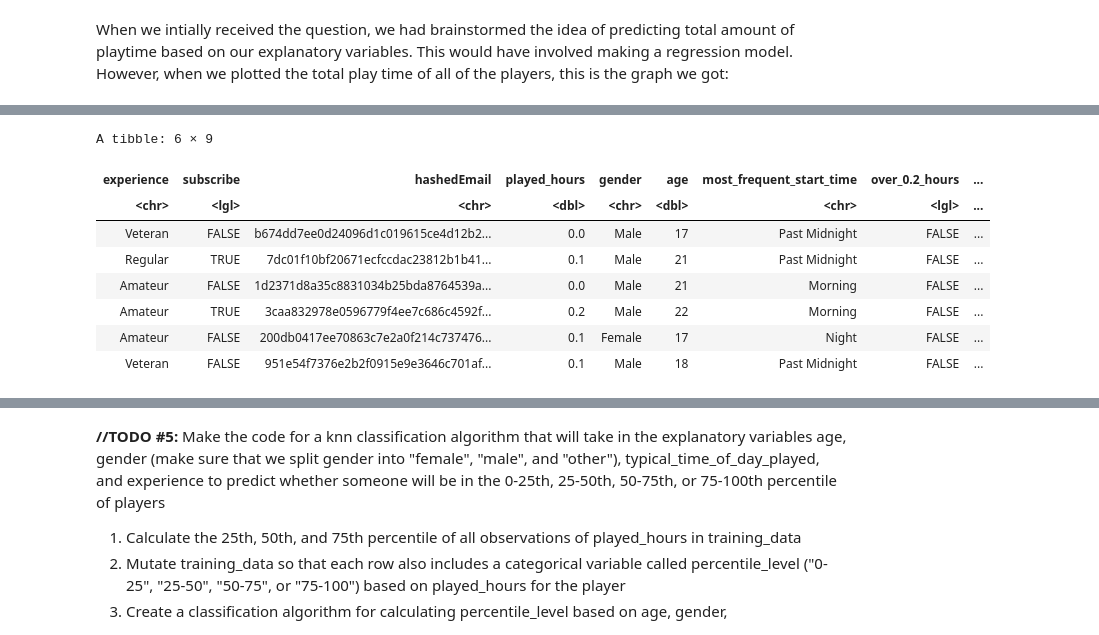
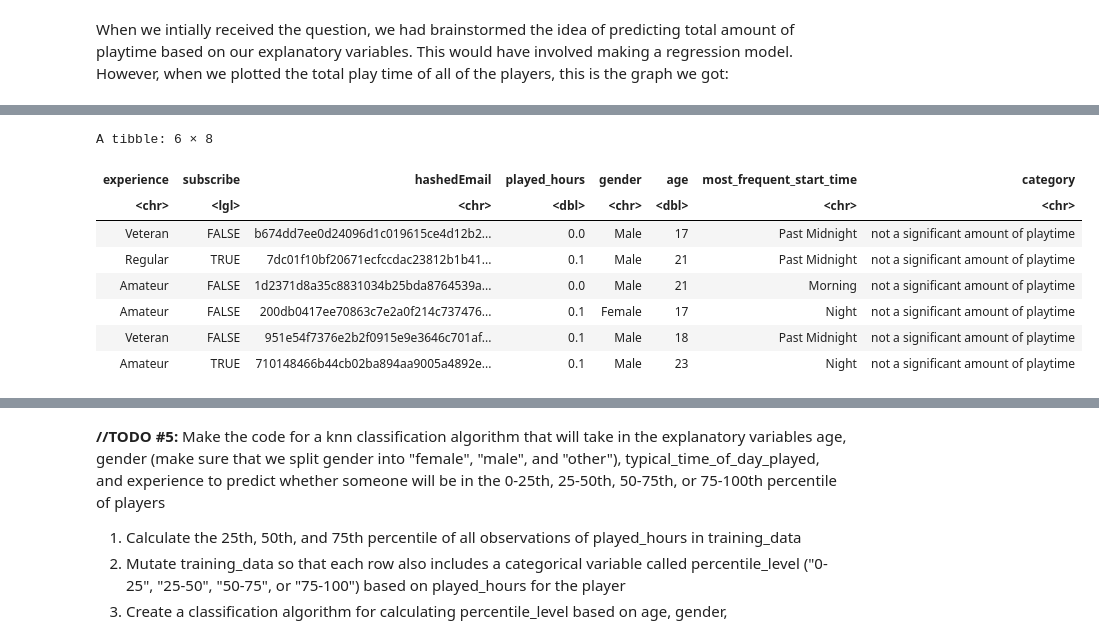
Before and after one commit to alanyhwang/dsci100_mc_project, a Jupyter notebook: dsci_project_main.ipynb, the cells around one changed output, grey strips where cells are left out. Saved outputs shown, nothing was run; the diff lists cells and outputs as text; code cells hidden in the pictures.

```diff
--- a/dsci_project_main.ipynb
+++ b/dsci_project_main.ipynb
@@ -176,7 +167,6 @@ A tibble: 6 × 2
 | 11006065e9412650e99eea4a4aaaf0399... | Morning |
 # %%
 joined_players_data <- players_data |>
-    inner_join(sessions_data_avg, by = "hashedEmail") |>
-    mutate(over_0.2_hours = case_when(played_hours > 0.2 ~ TRUE, TRUE ~ FALSE))
+    inner_join(sessions_data_avg, by = "hashedEmail")
 head(joined_players_data)
 # %% [output]
@@ -197,7 +187,7 @@ integer(0)
 # %%
 set.seed(872) #setting the seed because we're doing a testing-training split
 # do a testing-training split so we can do our exploratory data analysis on only our training data
-joined_players_data_split <- initial_split(joined_players_data, prop = 0.8, strata = over_0.2_hours)
+joined_players_data_split <- initial_split(joined_players_data, prop = 0.8, strata = played_hours)
 training_data <- training(joined_players_data_split)
 testing_data <- testing(joined_players_data_split)
 # %% [markdown]
@@ -271,31 +250,31 @@ This fact made us reconsider our approach to answering our question: if it's rea
 # %%
 #category_boundaries <- c(0, 0.2, 1)
 #training_data <- training_data |>
 #    mutate(
 #        category = case_when(
 #            played_hours == category_boundaries[1] ~ "not at all",
 #            played_hours > category_boundaries[1] & played_hours <= category_boundaries[2] ~ "a little",
 #            played_hours > category_boundaries[2] & played_hours <= percentiles[3] ~ "a moderate amount",
 #            played_hours > category_boundaries[3] ~ "a lot"
 #        )
 #    )
 training_data <- training_data |>
    mutate(
         category = case_when(
-            played_hours <= 0.2~ "not a significant amount of playtime",
-           played_hours > 0.2 ~ "a significant amount of playtime"))
+            played_hours <= 0.3 ~ "not a significant amount of playtime",
+           played_hours > 0.3 ~ "a significant amount of playtime"))
 
 head(training_data)
 # %% [output]
-A tibble: 6 × 9
+A tibble: 6 × 8
-| experience | subscribe | hashedEmail | played_hours | gender | age | most_frequent_start_time | over_0.2_hours | ... |
-| <chr> | <lgl> | <chr> | <dbl> | <chr> | <dbl> | <chr> | <lgl> | ... |
-| Veteran | FALSE | b674dd7ee0d24096d1c019615ce4d12b2... | 0.0 | Male | 17 | Past Midnight | FALSE | ... |
-| Regular | TRUE | 7dc01f10bf20671ecfccdac23812b1b41... | 0.1 | Male | 21 | Past Midnight | FALSE | ... |
-| Amateur | FALSE | 1d2371d8a35c8831034b25bda8764539a... | 0.0 | Male | 21 | Morning | FALSE | ... |
-| Amateur | TRUE | 3caa832978e0596779f4ee7c686c4592f... | 0.2 | Male | 22 | Morning | FALSE | ... |
-| Amateur | FALSE | 200db0417ee70863c7e2a0f214c737476... | 0.1 | Female | 17 | Night | FALSE | ... |
-| Veteran | FALSE | 951e54f7376e2b2f0915e9e3646c701af... | 0.1 | Male | 18 | Past Midnight | FALSE | ... |
+| experience | subscribe | hashedEmail | played_hours | gender | age | most_frequent_start_time | category |
+| <chr> | <lgl> | <chr> | <dbl> | <chr> | <dbl> | <chr> | <chr> |
+| Veteran | FALSE | b674dd7ee0d24096d1c019615ce4d12b2... | 0.0 | Male | 17 | Past Midnight | not a significant amount of playtime |
+| Regular | TRUE | 7dc01f10bf20671ecfccdac23812b1b41... | 0.1 | Male | 21 | Past Midnight | not a significant amount of playtime |
+| Amateur | FALSE | 1d2371d8a35c8831034b25bda8764539a... | 0.0 | Male | 21 | Morning | not a significant amount of playtime |
+| Amateur | FALSE | 200db0417ee70863c7e2a0f214c737476... | 0.1 | Female | 17 | Night | not a significant amount of playtime |
+| Veteran | FALSE | 951e54f7376e2b2f0915e9e3646c701af... | 0.1 | Male | 18 | Past Midnight | not a significant amount of playtime |
+| Amateur | TRUE | 710148466b44cb02ba894aa9005a4892e... | 0.1 | Male | 23 | Night | not a significant amount of playtime |
 # %%
 ggplot(training_data, aes(x = category)) +
     geom_bar(fill = "steelblue") +
```
Also changed, not shown: parts of 12 cells of this notebook.
